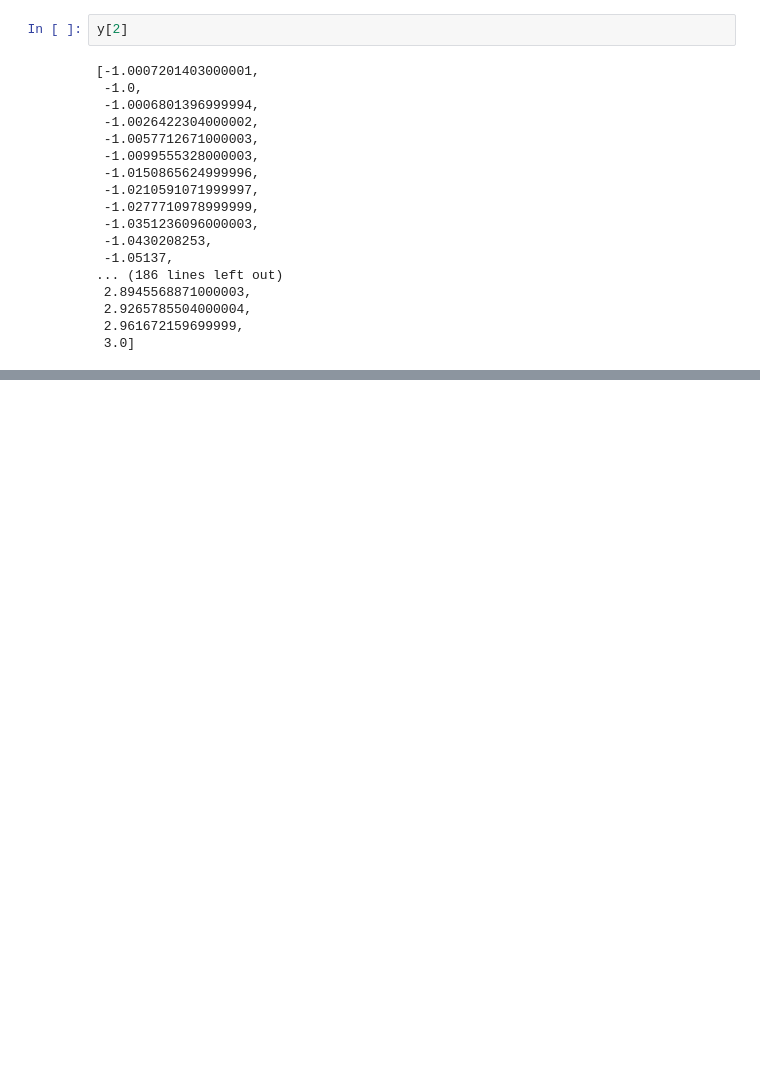
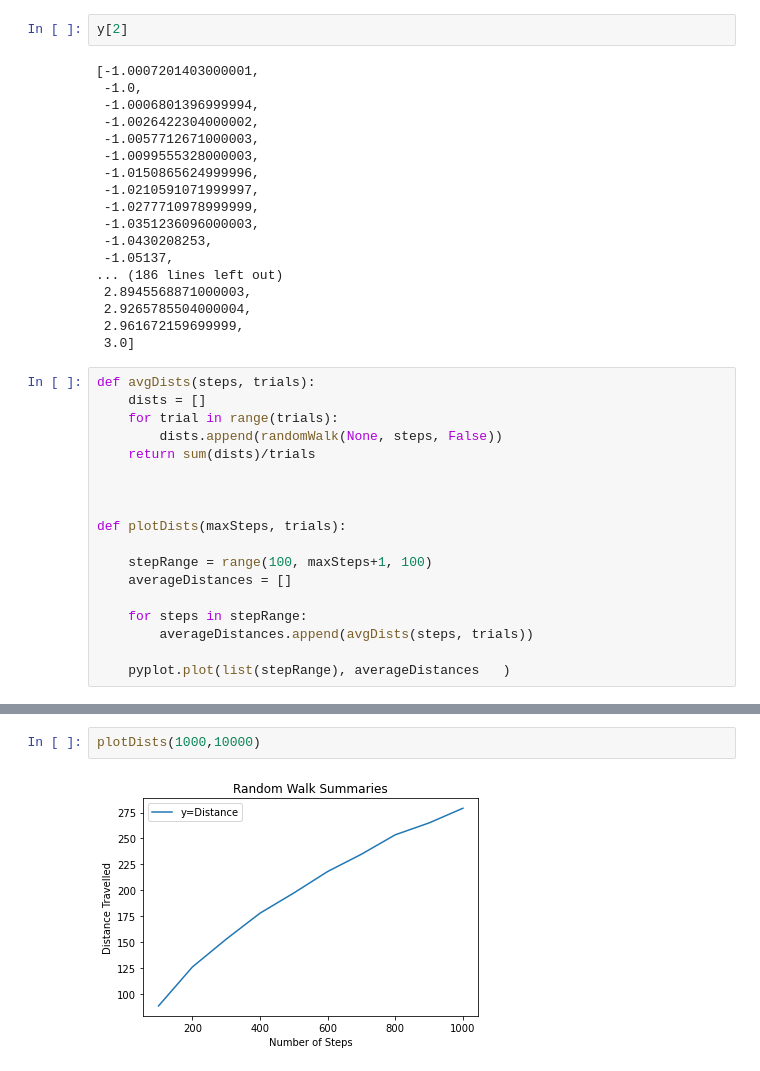
Before and after one commit to millera2/millera2.github.io, a Jupyter notebook: CS-111/CS111-scratch-pad.ipynb, the cells around one changed output, grey strips where cells are left out. Drawn from its saved outputs; the diff is of its cells as text; blank space fills up the shorter version.

```diff
--- a/CS-111/CS111-scratch-pad.ipynb
+++ b/CS-111/CS111-scratch-pad.ipynb
@@ -743,3 +743,21 @@ y[2]
  2.9265785504000004,
  2.961672159699999,
  3.0]
+# %%
+def avgDists(steps, trials):
+    dists = []
+    for trial in range(trials):
+        dists.append(randomWalk(None, steps, False))
+    return sum(dists)/trials
+
+
+
+def plotDists(maxSteps, trials):
+
+    stepRange = range(100, maxSteps+1, 100)
+    averageDistances = []
+
+    for steps in stepRange:
+        averageDistances.append(avgDists(steps, trials))
+
+    pyplot.plot(list(stepRange), averageDistances   )
@@ -745,0 +829,4 @@ y[2]
+# %%
+plotDists(1000,10000)
+# %% [output]
+[figure, added]
```
Also changed, not shown: parts of 7 cells of this notebook, 5 other files.
